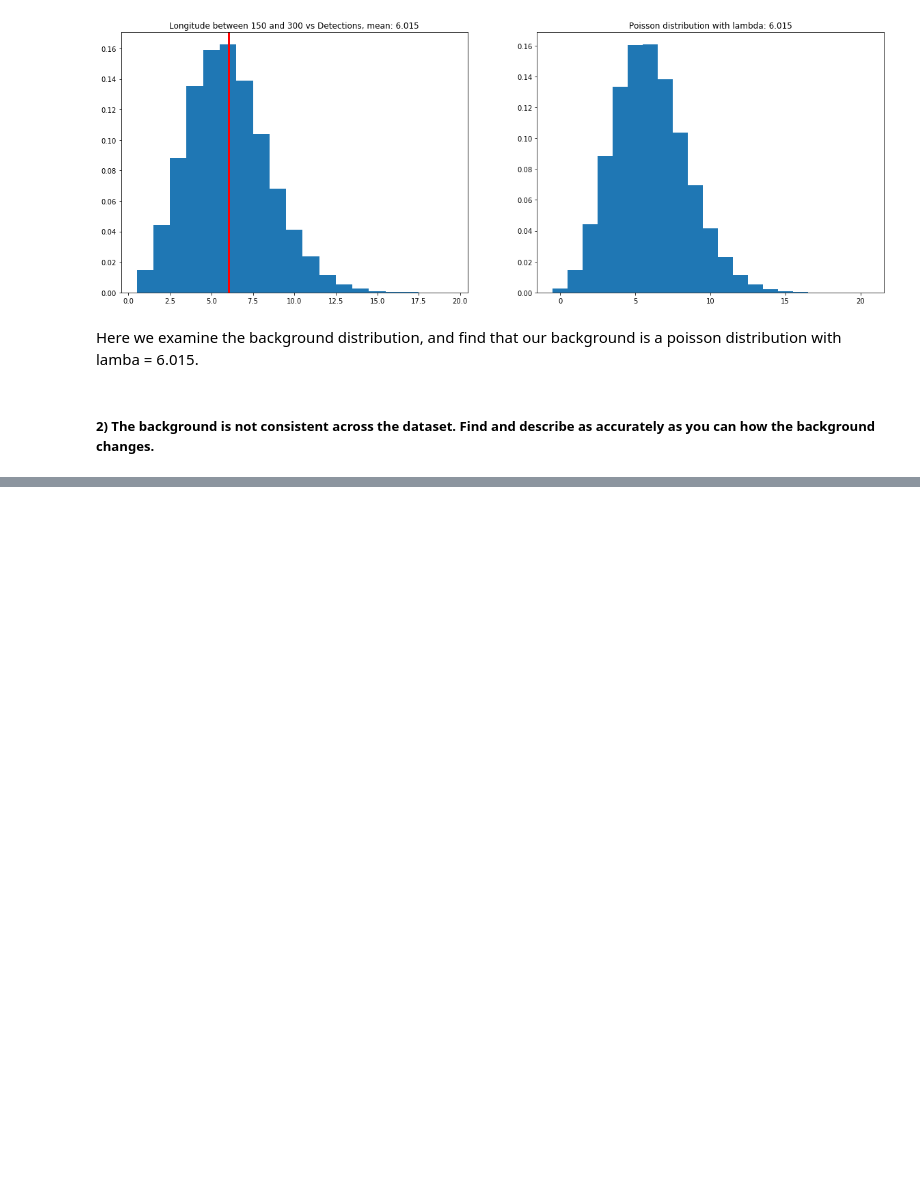
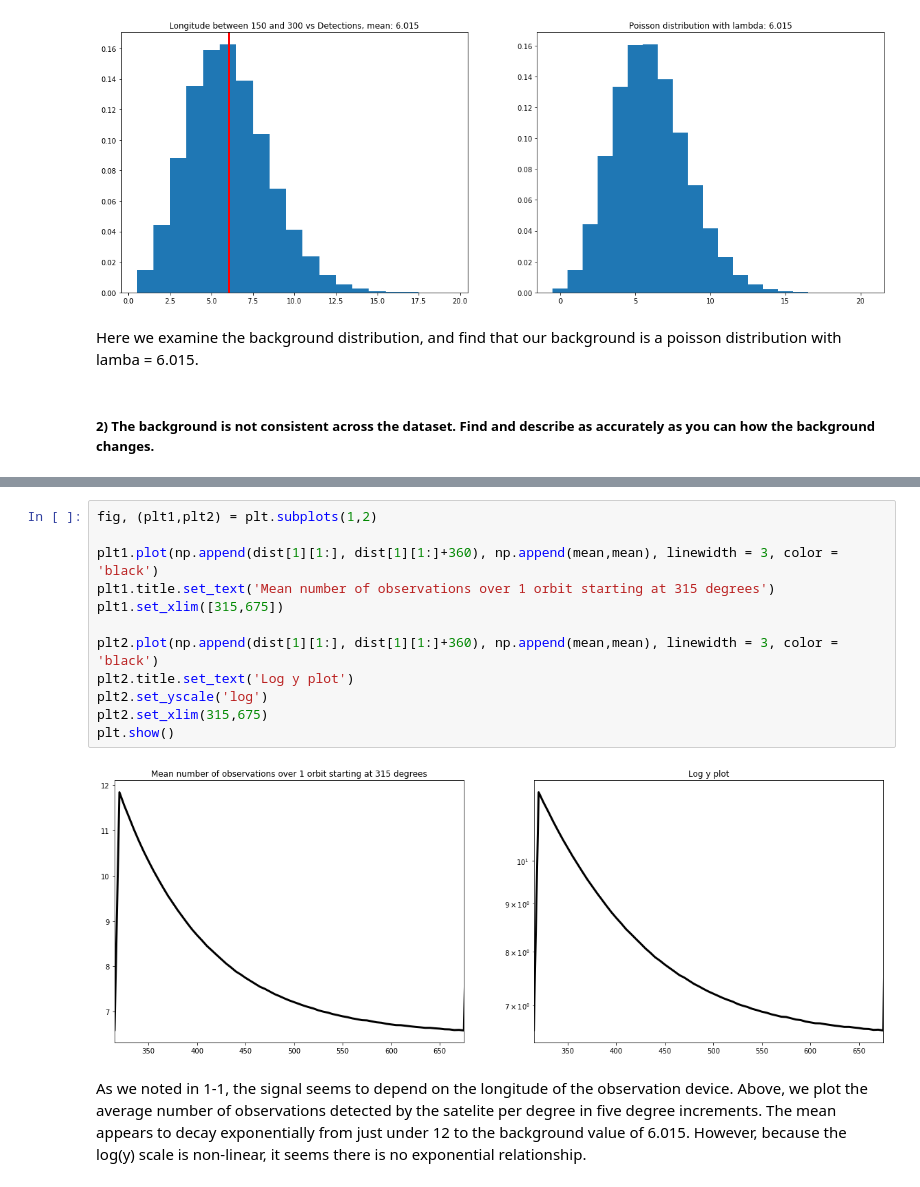
Before and after one commit to chkboris/Physics-434, a Jupyter notebook: Lab-4.ipynb, the cells around one changed output, grey strips where cells are left out. Cells and saved outputs as stored; diff of their text form; blank space fills up the shorter version.

```diff
--- a/Lab-4.ipynb
+++ b/Lab-4.ipynb
@@ -74,0 +86,16 @@ Here we examine the background distribution, and find that our background is a p
+# %%
+fig, (plt1,plt2) = plt.subplots(1,2)
+
+plt1.plot(np.append(dist[1][1:], dist[1][1:]+360), np.append(mean,mean), linewidth = 3, color = 'black')
+plt1.title.set_text('Mean number of observations over 1 orbit starting at 315 degrees')
+plt1.set_xlim([315,675])
+
+plt2.plot(np.append(dist[1][1:], dist[1][1:]+360), np.append(mean,mean), linewidth = 3, color = 'black')
+plt2.title.set_text('Log y plot')
+plt2.set_yscale('log')
+plt2.set_xlim(315,675)
+plt.show()
+# %% [output]
+[figure, added]
+# %% [markdown]
+As we noted in 1-1, the signal seems to depend on the longitude of the observation device. Above, we plot the average number of observations detected by the satelite per degree in five degree increments. The mean appears to decay exponentially from just under 12 to the background value of 6.015. However, because the log(y) scale is non-linear, it seems there is no exponential relationship.
```
Also changed, not shown: parts of 1 cell of this notebook.
